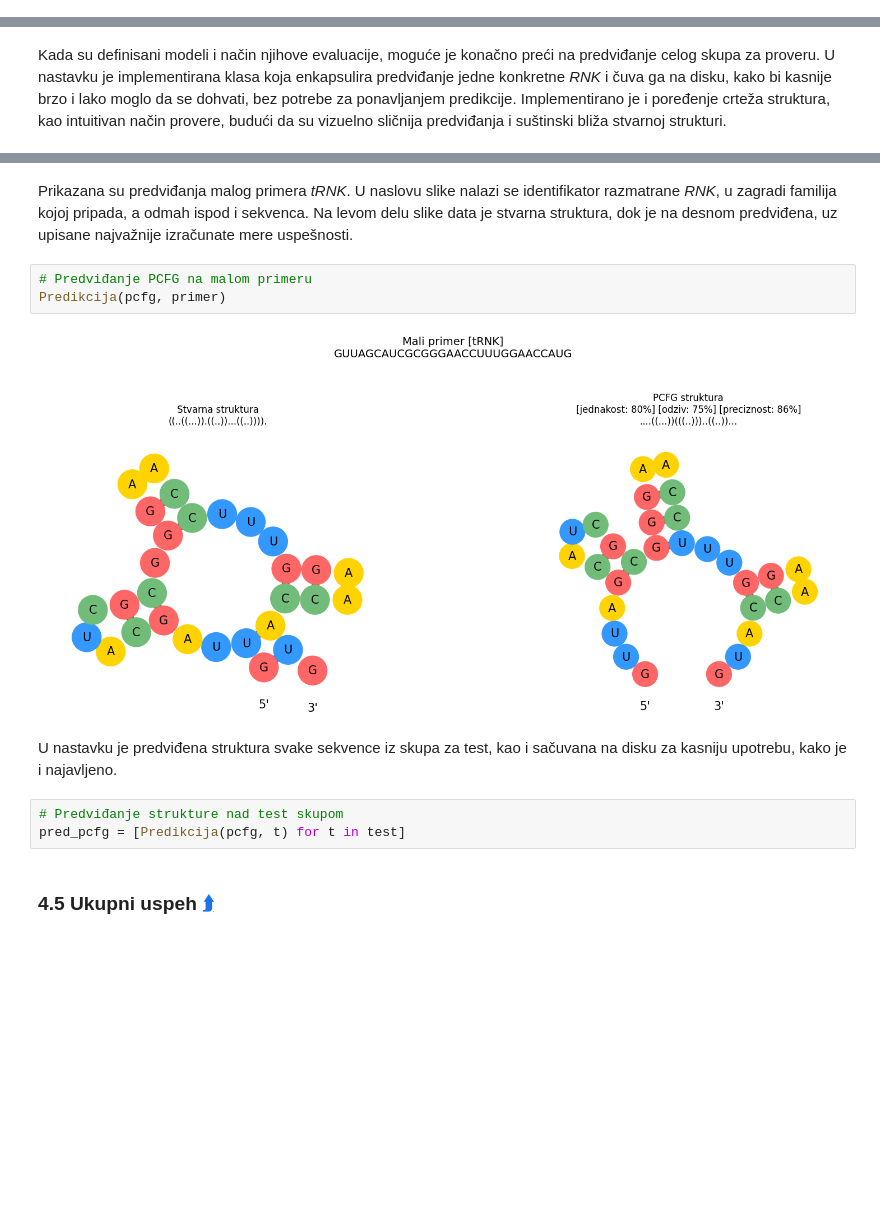
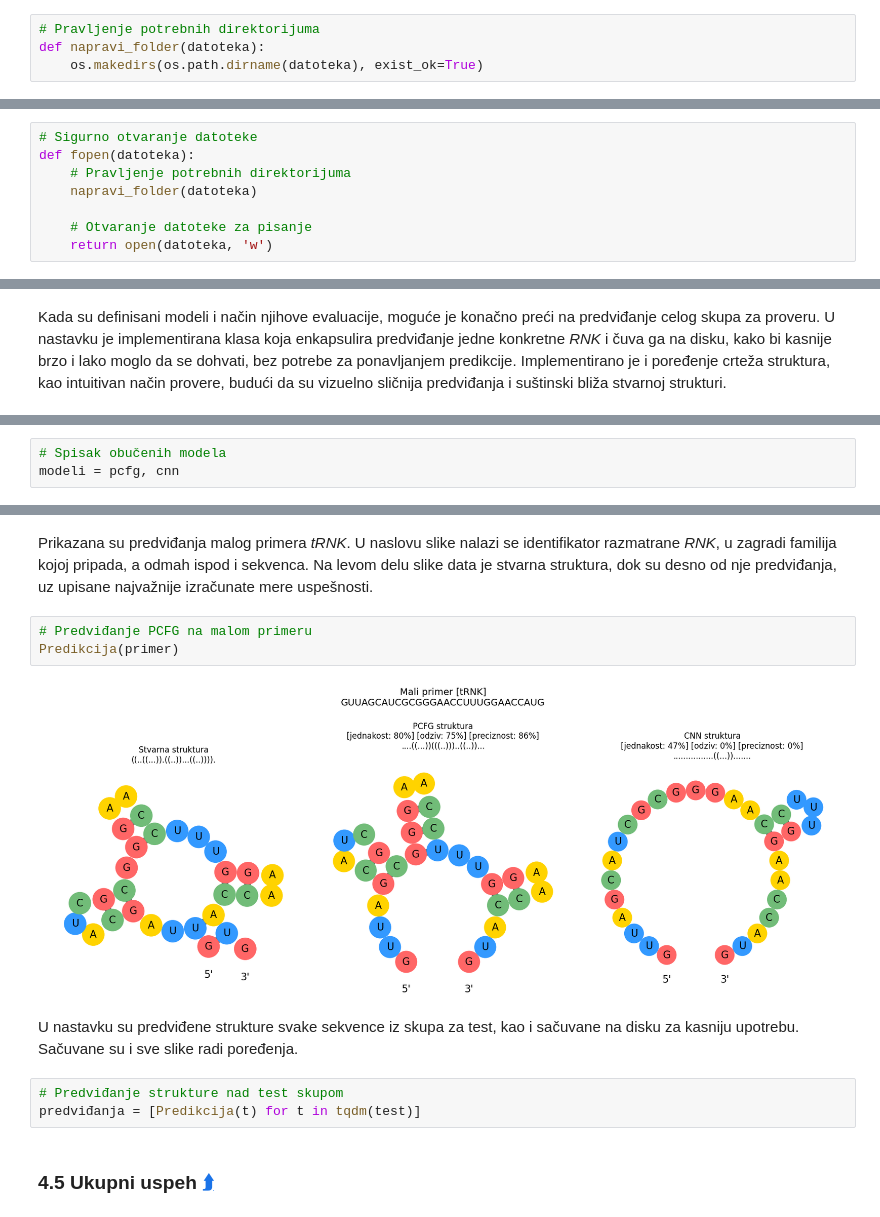
Before and after one commit to matfija/Duboka-struktura-RNK, a Jupyter notebook: sveska/Duboka_struktura_RNK.ipynb, the cells around one changed output, grey strips where cells are left out. Cells and saved outputs as stored; diff of their text form; blank space fills up the shorter version.

```diff
--- a/sveska/Duboka_struktura_RNK.ipynb
+++ b/sveska/Duboka_struktura_RNK.ipynb
@@ -922,0 +972,4 @@ Upotreba obučene mreže je jednostavna: podaci se propuste kroz neurone (filter
+# %%
+# Pravljenje potrebnih direktorijuma
+def napravi_folder(datoteka):
+    os.makedirs(os.path.dirname(datoteka), exist_ok=True)
@@ -922,0 +1077,8 @@ Upotreba obučene mreže je jednostavna: podaci se propuste kroz neurone (filter
+# %%
+# Sigurno otvaranje datoteke
+def fopen(datoteka):
+    # Pravljenje potrebnih direktorijuma
+    napravi_folder(datoteka)
+
+    # Otvaranje datoteke za pisanje
+    return open(datoteka, 'w')
@@ -1304,3 +1594,6 @@ def fopen(datoteka):
+# %%
+# Spisak obučenih modela
+modeli = pcfg, cnn
 # %%
 # Enkapsulacija predviđanja
 class Predikcija:
@@ -1391,15 +1724,15 @@ class Predikcija:
 # %% [markdown]
-Prikazana su predviđanja malog primera *tRNK*. U naslovu slike nalazi se identifikator razmatrane *RNK*, u zagradi familija kojoj pripada, a odmah ispod i sekvenca. Na levom delu slike data je stvarna struktura, dok je na desnom predviđena, uz upisane najvažnije izračunate mere uspešnosti.
+Prikazana su predviđanja malog primera *tRNK*. U naslovu slike nalazi se identifikator razmatrane *RNK*, u zagradi familija kojoj pripada, a odmah ispod i sekvenca. Na levom delu slike data je stvarna struktura, dok su desno od nje predviđanja, uz upisane najvažnije izračunate mere uspešnosti.
 # %%
 # Predviđanje PCFG na malom primeru
-Predikcija(pcfg, primer)
+Predikcija(primer)
 # %% [output]
-[figure, old version]
+[figure, new version]
 # %% [markdown]
-U nastavku je predviđena struktura svake sekvence iz skupa za test, kao i sačuvana na disku za kasniju upotrebu, kako je i najavljeno.
+U nastavku su predviđene strukture svake sekvence iz skupa za test, kao i sačuvane na disku za kasniju upotrebu. Sačuvane su i sve slike radi poređenja.
 # %%
 # Predviđanje strukture nad test skupom
-pred_pcfg = [Predikcija(pcfg, t) for t in test]
+predviđanja = [Predikcija(t) for t in tqdm(test)]
 # %% [markdown]
 ### 4.5 Ukupni uspeh [⮭]<a id="par:rez"></a>
 
```
Also changed, not shown: parts of 40 cells of this notebook, 4 other files.
